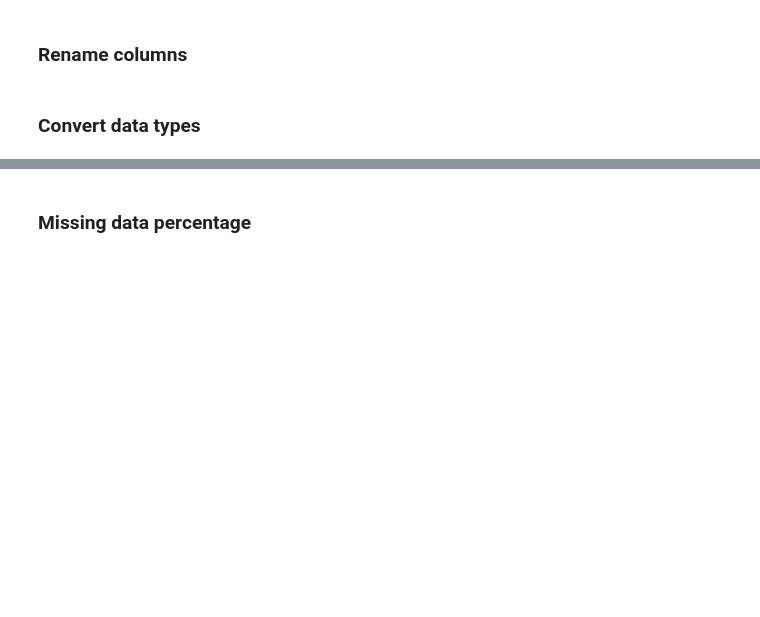
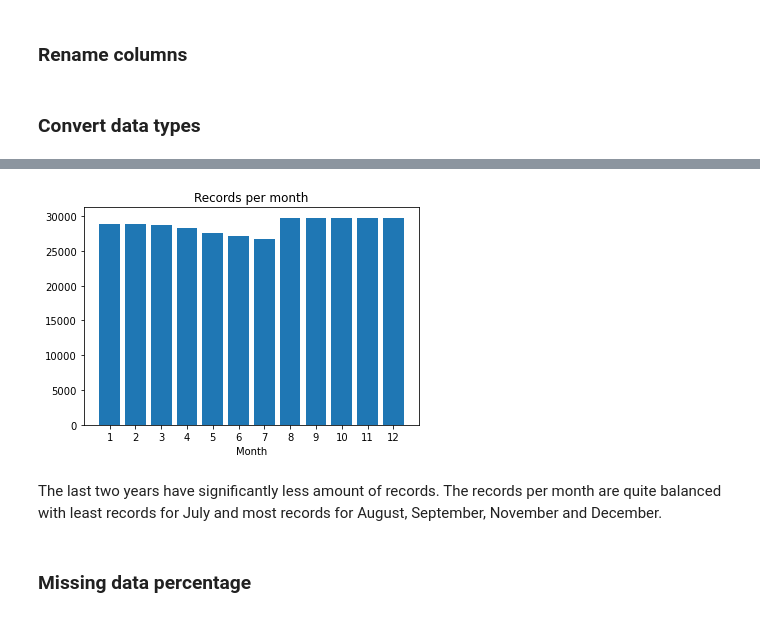
Before and after one commit to Ivelina-Z/Anomaly-detection-in-PV-system, a Jupyter notebook: data_EDA_system_34.ipynb, the cells around one changed output, grey strips where cells are left out. Cells and saved outputs as stored; diff of their text form; code cells hidden in the pictures; blank space fills up the shorter version.

```diff
--- a/data_EDA_system_34.ipynb
+++ b/data_EDA_system_34.ipynb
@@ -80,3 +135,13 @@ assert(pv_system_data_34['timestamp'].dtype == 'datetime64[ns]')
+# %%
+plt.bar(pv_system_data_34['timestamp'].dt.month.unique(), pv_system_data_34['timestamp'].dt.month.value_counts())
+plt.title('Records per month')
+plt.xlabel('Month')
+plt.xticks(range(1, 13))
+plt.show()
+# %% [output]
+[figure, added]
+# %% [markdown]
+The last two years have significantly less amount of records. The records per month are quite balanced with least records for July and most records for August, September, November and December.
 # %% [markdown]
 ### Missing data percentage
 # %%
```
Also changed, not shown: parts of 20 cells of this notebook.
